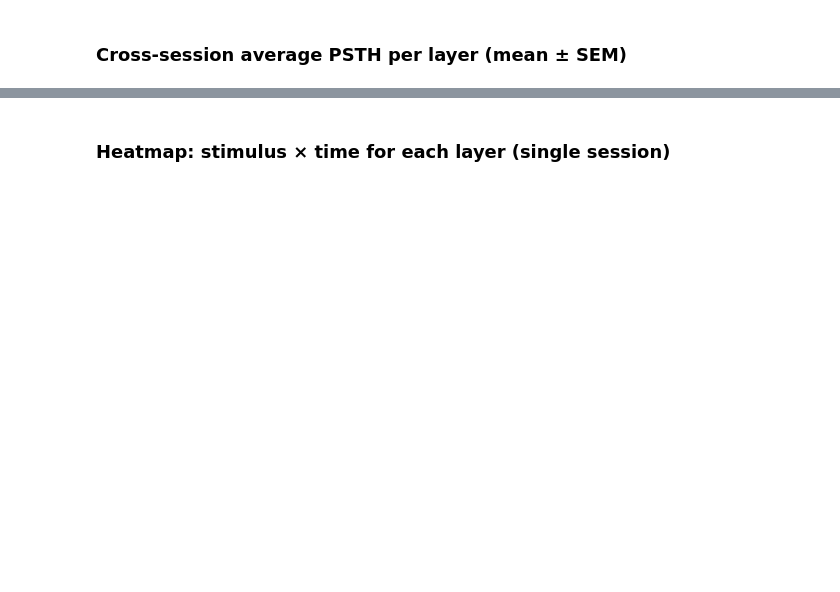
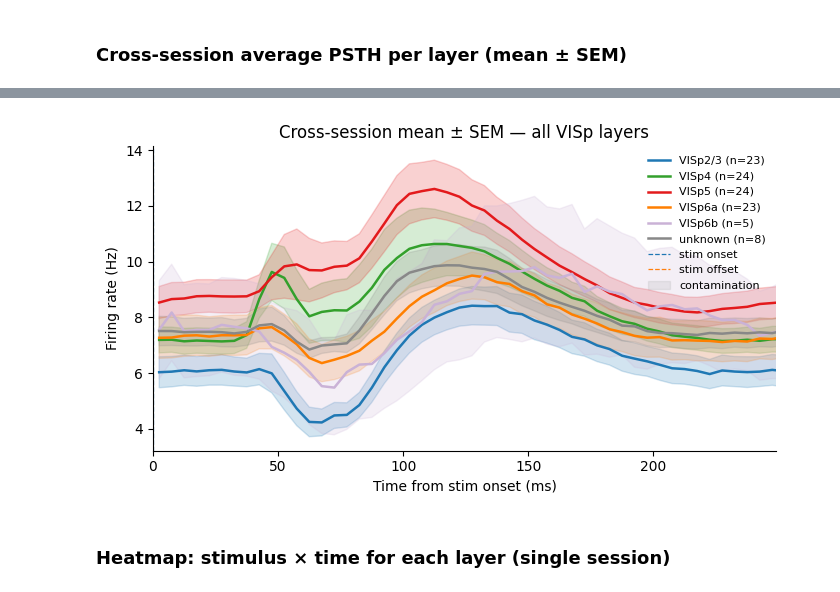
Before and after one commit to pmccthy/designer-waveform, a Jupyter notebook: nb/21_04_26_allen_natural_scene_v1_alllayers_vis.ipynb, the cells around one changed output, grey strips where cells are left out. Cells and saved outputs as stored; diff of their text form; code cells hidden in the pictures; blank space fills up the shorter version.

```diff
--- a/nb/21_04_26_allen_natural_scene_v1_alllayers_vis.ipynb
+++ b/nb/21_04_26_allen_natural_scene_v1_alllayers_vis.ipynb
@@ -199,28 +225,32 @@ for lyr in LAYER_ORDER:
 # %%
 all_layers = [l for l in LAYER_ORDER if l in layer_traces] + \
-             [l for l in layer_traces if l not in LAYER_ORDER]
+             [l for l in layer_traces if l not in LAYER_ORDER and 'SSp' not in l]
 
 fig, ax = plt.subplots(figsize=(7, 4))
 
 for lyr in all_layers:
     traces = layer_traces[lyr]
     mu  = np.mean(traces, axis=0)
     err = np.std(traces, axis=0) / np.sqrt(len(traces))
     color = LAYER_COLORS.get(lyr, '#888888')
     ax.plot(t_ms, mu, label=f'{lyr} (n={len(traces)})', color=color, lw=1.8)
     ax.fill_between(t_ms, mu - err, mu + err, alpha=0.2, color=color)
 
 ax.axvline(T_STIM_ONSET  * 1000, color='tab:blue',  lw=0.9, ls='--', label='stim onset')
 ax.axvline(T_STIM_OFFSET * 1000, color='tab:orange', lw=0.9, ls='--', label='stim offset')
 ax.axvspan(T_STIM_OFFSET * 1000, T_WIN_END * 1000, color='grey', alpha=0.12,
            label='contamination', zorder=0)
 ax.set_xlabel('Time from stim onset (ms)')
 ax.set_ylabel('Firing rate (Hz)')
 ax.set_title('Cross-session mean ± SEM — all VISp layers')
 ax.legend(frameon=False, fontsize=8, loc='upper right')
 ax.spines[['top', 'right']].set_visible(False)
+ax.set_xlim(0, 249)
 fig.tight_layout()
+fig.savefig(fig_save_path / 'all_sessions_layer_psth.png', dpi=300)
 plt.show()
+# %% [output]
+[figure, added]
 # %% [markdown]
 ### Heatmap: stimulus × time for each layer (single session)
 # %%
```
Also changed, not shown: parts of 10 cells of this notebook, 10 other files.
